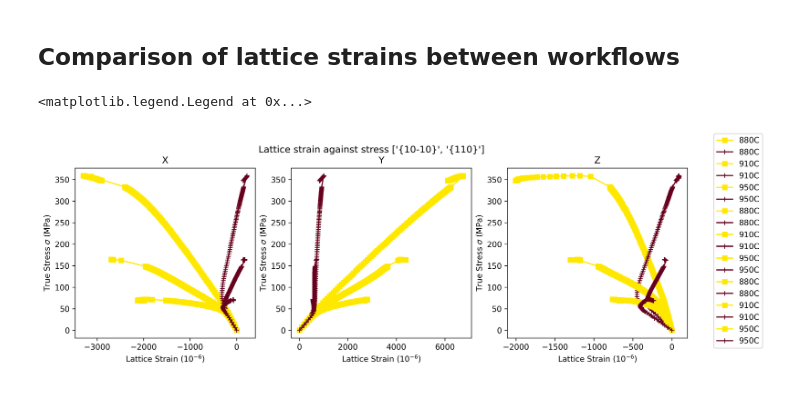
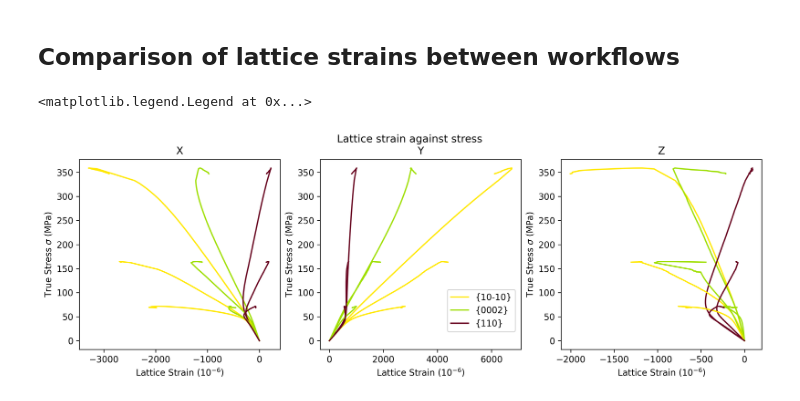
Before and after one commit to LightForm-group/Diffraction-postprocessing, a Jupyter notebook: comparison_of_workflows.ipynb, the cells around one changed output. Drawn from its saved outputs; the diff is of its cells as text; code cells hidden in the pictures.

Commit message:
Comparison plot of triaxial stress between workflows

```diff
--- a/comparison_of_workflows.ipynb
+++ b/comparison_of_workflows.ipynb
@@ -69,40 +63,46 @@ for i, axis in enumerate(["X", "Y", "Z"]): # loop over axes directions
 # %%
 %matplotlib inline
 
 diff_params, defdap_phases = import_diff_params("Ti_alpha", "Ti_beta")
-planes_to_plot = ['{10-10}', '{110}']
+planes_to_plot = ['{10-10}', '{0002}', '{110}']
 
-fig, axs = plt.subplots(1,3, figsize=(14, 4), dpi=300) # one row, three coloumns
-fig.suptitle(f'Lattice strain against stress {planes_to_plot}')
+fig, axs = plt.subplots(1,3, figsize=(14, 4), dpi=300, facecolor='w') # one row, three coloumns
+fig.suptitle(f'Lattice strain against stress')
 
 for i, axis in enumerate(["X", "Y", "Z"]):
     for workflow_dir in workflow_dirs:
+        stress_strain = pickle.load(open(workflow_dir+'stress_strain.pkl', 'rb'))
         true_stress = pickle.load(open(workflow_dir+'stress_strain.pkl', 'rb'))["Y"]['stress']
         latticestrain = pickle.load(open(workflow_dir+'lattice_strain.pkl', 'rb'))
 
         latticestrain_mean = {}
         for phase_name, latticestrain_phase in latticestrain[axis].items():
             latticestrain_phase_mean = {}
             for plane_label, strains in latticestrain_phase.items():
                 latticestrain_phase_mean[plane_label] = np.array([strain.mean() for strain in strains])
             latticestrain_mean[phase_name] = latticestrain_phase_mean
 
         for phase in defdap_phases.keys():
             for plane_label, mean_strain in latticestrain_mean[phase].items():
                 if plane_label in planes_to_plot:
                     total_microstrain = np.array([0] + mean_strain) * 1e6 # convert to microstrain (1e6)
                     plane_colour = diff_params[phase]['diffraction_planes'][plane_label]['colour']
                     plane_marker = diff_params[phase]['diffraction_planes'][plane_label]['marker']
                     axs[i].plot(total_microstrain, true_stress,
-                                color=plane_colour, marker=plane_marker,
-                                label=workflow_dir[64:-37]
+                                color=plane_colour, marker='',
+                                label=plane_label)
 
-        axs[i].title.set_text(f"{axis}")
-        axs[i].set_xlabel("Lattice Strain ($10^{-6}$)")
-        axs[i].set_xlim([None, None])
-        axs[i].set_ylabel("True Stress $\sigma$ (MPa)")
-        axs[i].set_ylim([None, None])
-fig.legend(bbox_to_anchor=(1, 1.05))
+
+    axs[i].title.set_text(f"{axis}")
+    axs[i].set_facecolor("white")
+    axs[i].set_xlabel("Lattice Strain ($10^{-6}$)")
+    axs[i].set_xlim([None, None])
+    axs[i].set_ylabel("True Stress $\sigma$ (MPa)")
+    axs[i].set_ylim([None, None])
+
+handles, labels = plt.gca().get_legend_handles_labels()
+by_label = dict(zip(labels, handles))
+fig.legend(by_label.values(), by_label.keys(), bbox_to_anchor=(0.625, 0.38))
 # %% [output]
 <matplotlib.legend.Legend at 0x...>
-[figure, old version]
+[figure, new version]
```
Also changed, not shown: parts of 3 cells of this notebook.
